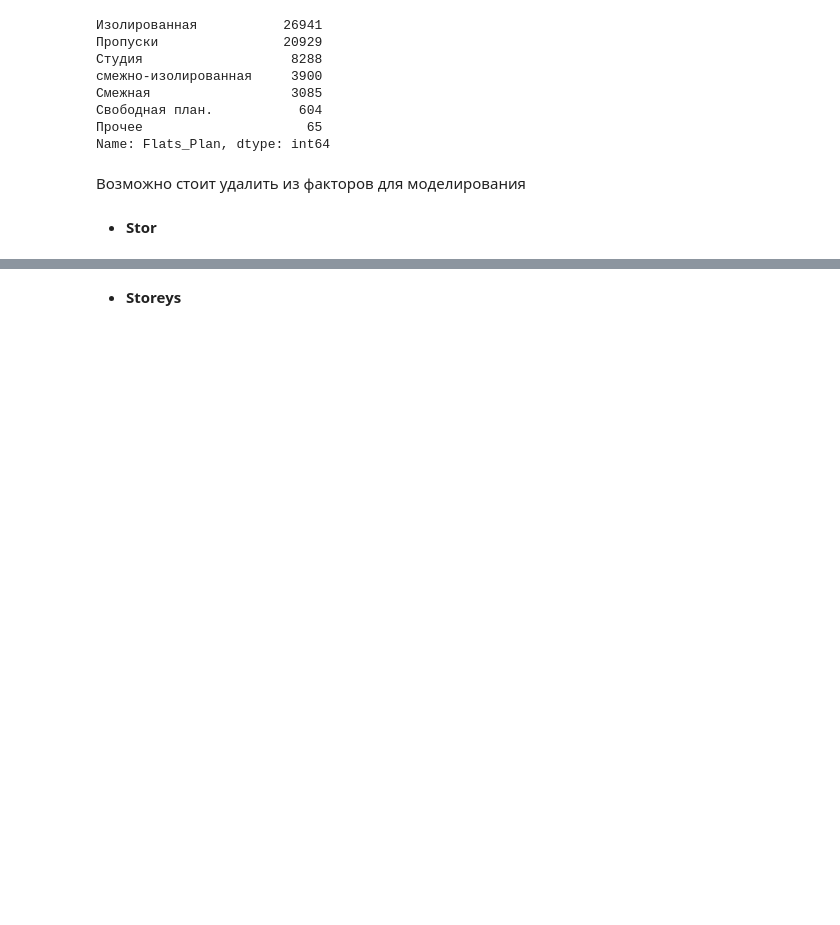
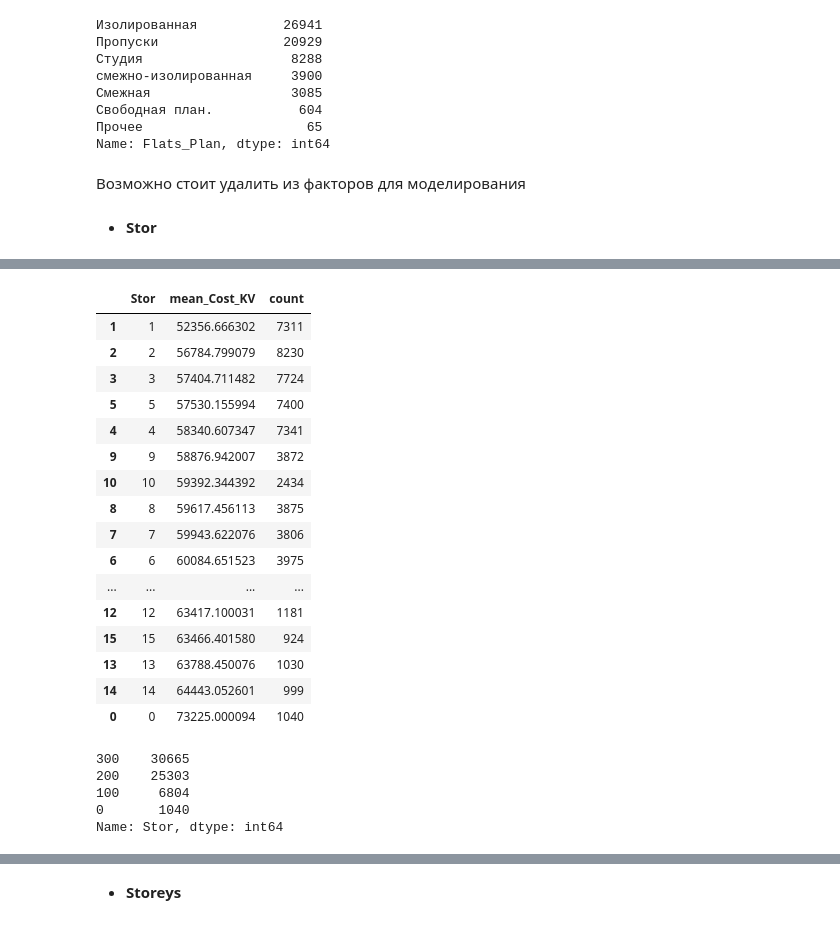
Before and after one commit to volkovstanislav/machine-learning, a Jupyter notebook: develop.ipynb, the cells around one changed output, grey strips where cells are left out. Drawn from its saved outputs; the diff is of its cells as text; code cells hidden in the pictures; blank space fills up the shorter version.

```diff
--- a/develop.ipynb
+++ b/develop.ipynb
@@ -579,2 +579,3 @@ Name: Stor, dtype: int64
-# %%
-data.drop(["Stor"],axis=1, inplace=True)
+# %%
+data["Stor"] = np.where(data["Stor"].isin([60,165,27,26,25,24,23,22,21,23,20,19,18]),0,data["Stor"])
+data["Stor"].value_counts()
@@ -580,0 +602,33 @@ data.drop(["Stor"],axis=1, inplace=True)
+# %%
+res = data[["Stor", "Cost", "Cost_KV"]].groupby(["Stor"]).agg({"Cost_KV":"mean", "Cost" : "count" }).reset_index()
+res.columns = ["Stor", "mean_Cost_KV","count"]
+res.sort_values(["mean_Cost_KV"])
+# %% [output]
+|  | Stor | mean_Cost_KV | count |
+| 1 | 1 | 52356.666302 | 7311 |
+| 2 | 2 | 56784.799079 | 8230 |
+| 3 | 3 | 57404.711482 | 7724 |
+| 5 | 5 | 57530.155994 | 7400 |
+| 4 | 4 | 58340.607347 | 7341 |
+| 9 | 9 | 58876.942007 | 3872 |
+| 10 | 10 | 59392.344392 | 2434 |
+| 8 | 8 | 59617.456113 | 3875 |
+| 7 | 7 | 59943.622076 | 3806 |
+| 6 | 6 | 60084.651523 | 3975 |
+| ... | ... | ... | ... |
+| 12 | 12 | 63417.100031 | 1181 |
+| 15 | 15 | 63466.401580 | 924 |
+| 13 | 13 | 63788.450076 | 1030 |
+| 14 | 14 | 64443.052601 | 999 |
+| 0 | 0 | 73225.000094 | 1040 |
+# %%
+data["Stor"] = np.where(data["Stor"].isin([14,13,15,12,16,11,17]),100,data["Stor"])
+data["Stor"] = np.where(data["Stor"].isin([6,7,8,10,9,4]),200,data["Stor"])
+data["Stor"] = np.where(data["Stor"].isin([5,3,2,1]),300,data["Stor"])
+data["Stor"].value_counts()
+# %% [output]
+300    30665
+200    25303
+100     6804
+0       1040
+Name: Stor, dtype: int64
```
Also changed, not shown: parts of 67 cells of this notebook.
